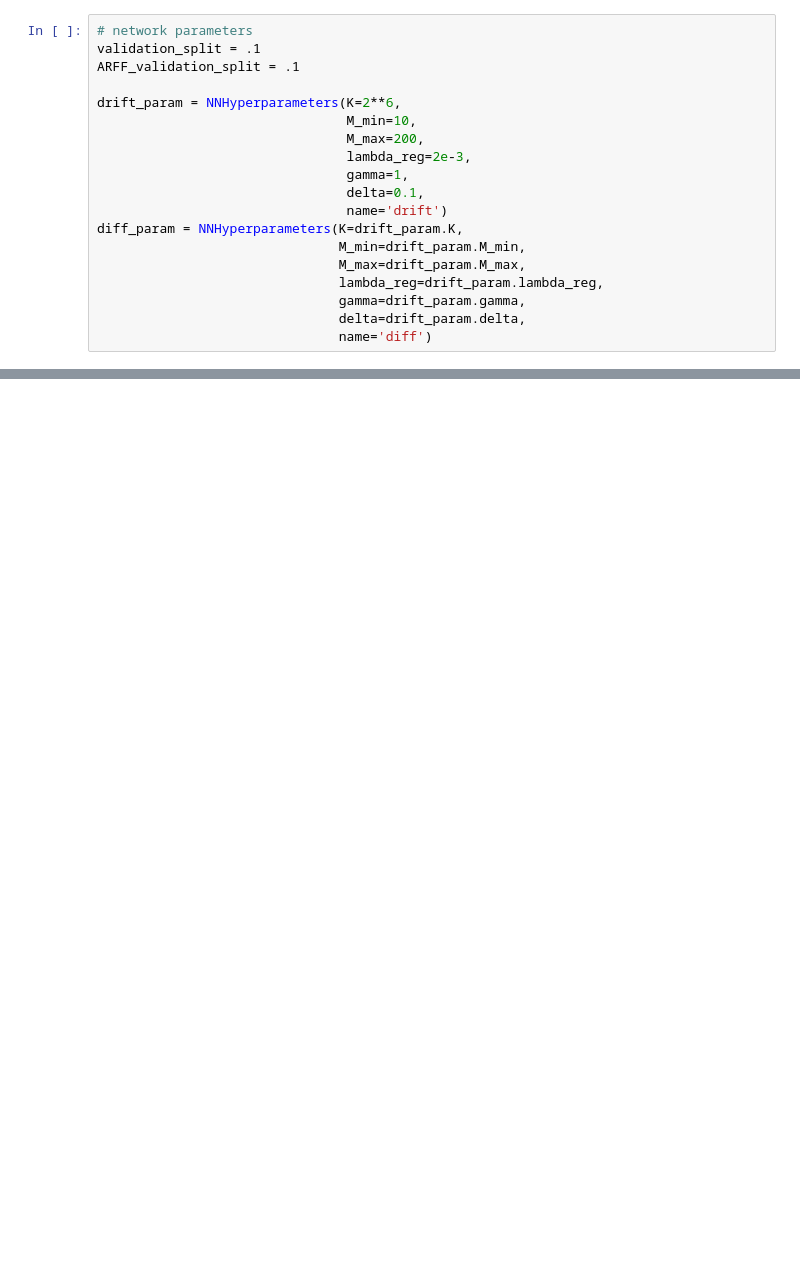
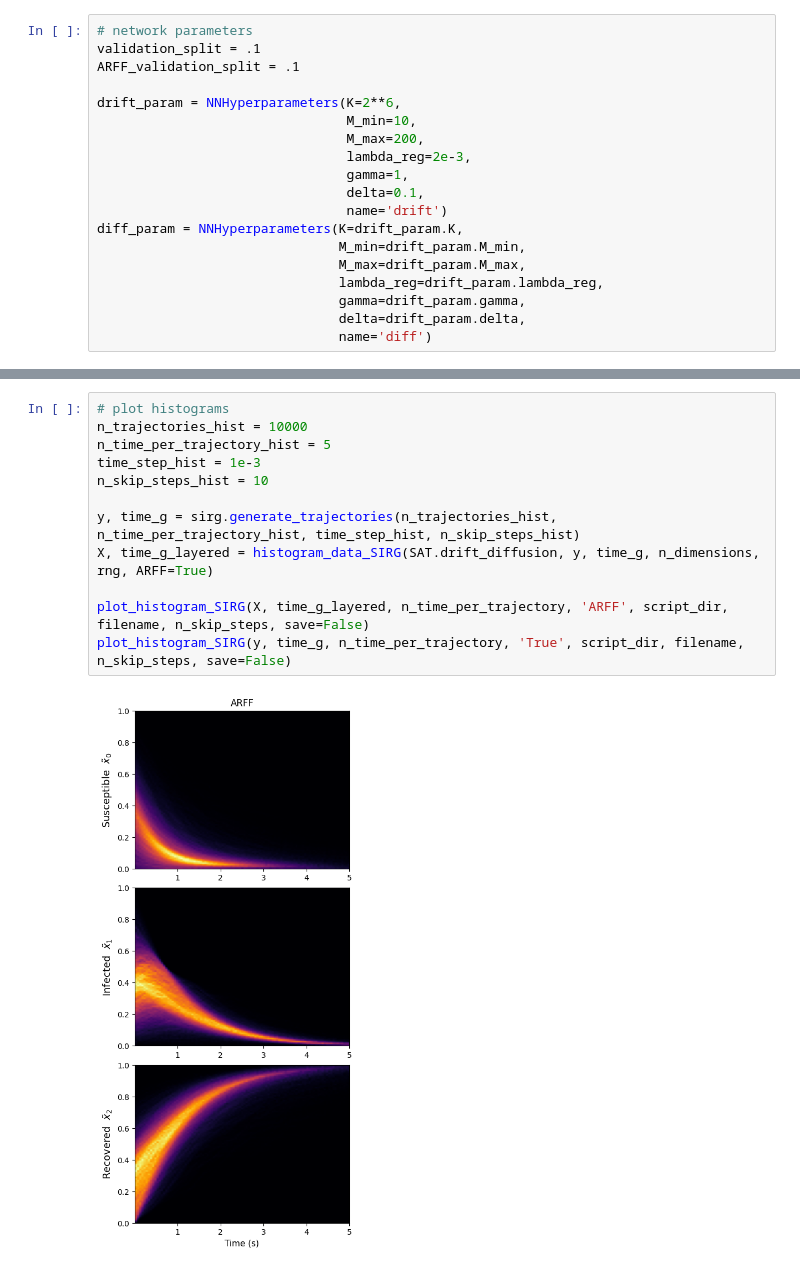
Before and after one commit to ojldoug/SDE_ARFF, a Jupyter notebook: ex6-SIRGillespie.ipynb, the cells around one changed output, grey strips where cells are left out. Drawn from its saved outputs; the diff is of its cells as text; blank space fills up the shorter version.

```diff
--- a/ex6-SIRGillespie.ipynb
+++ b/ex6-SIRGillespie.ipynb
@@ -426,0 +138,14 @@ with open(os.path.join(output_dir, "ex6 - SIRGillespie times.pkl"), 'wb') as f:
+# %%
+# plot histograms
+n_trajectories_hist = 10000
+n_time_per_trajectory_hist = 5
+time_step_hist = 1e-3
+n_skip_steps_hist = 10
+
+y, time_g = sirg.generate_trajectories(n_trajectories_hist, n_time_per_trajectory_hist, time_step_hist, n_skip_steps_hist)
+X, time_g_layered = histogram_data_SIRG(SAT.drift_diffusion, y, time_g, n_dimensions, rng, ARFF=True)
+
+plot_histogram_SIRG(X, time_g_layered, n_time_per_trajectory, 'ARFF', script_dir, filename, n_skip_steps, save=False)
+plot_histogram_SIRG(y, time_g, n_time_per_trajectory, 'True', script_dir, filename, n_skip_steps, save=False)
+# %% [output]
+[figure, added]
```
Also changed, not shown: parts of 16 cells of this notebook, 11 other files.
